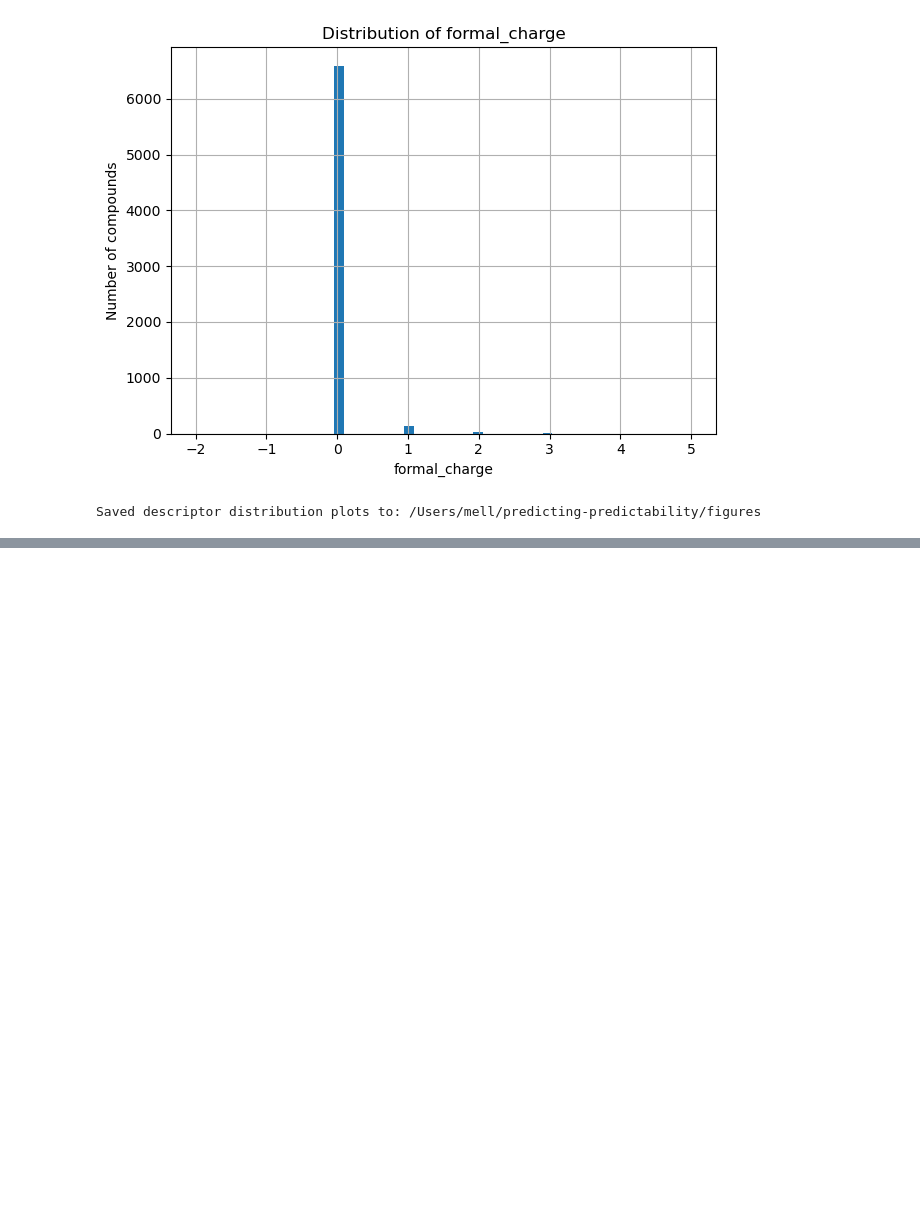
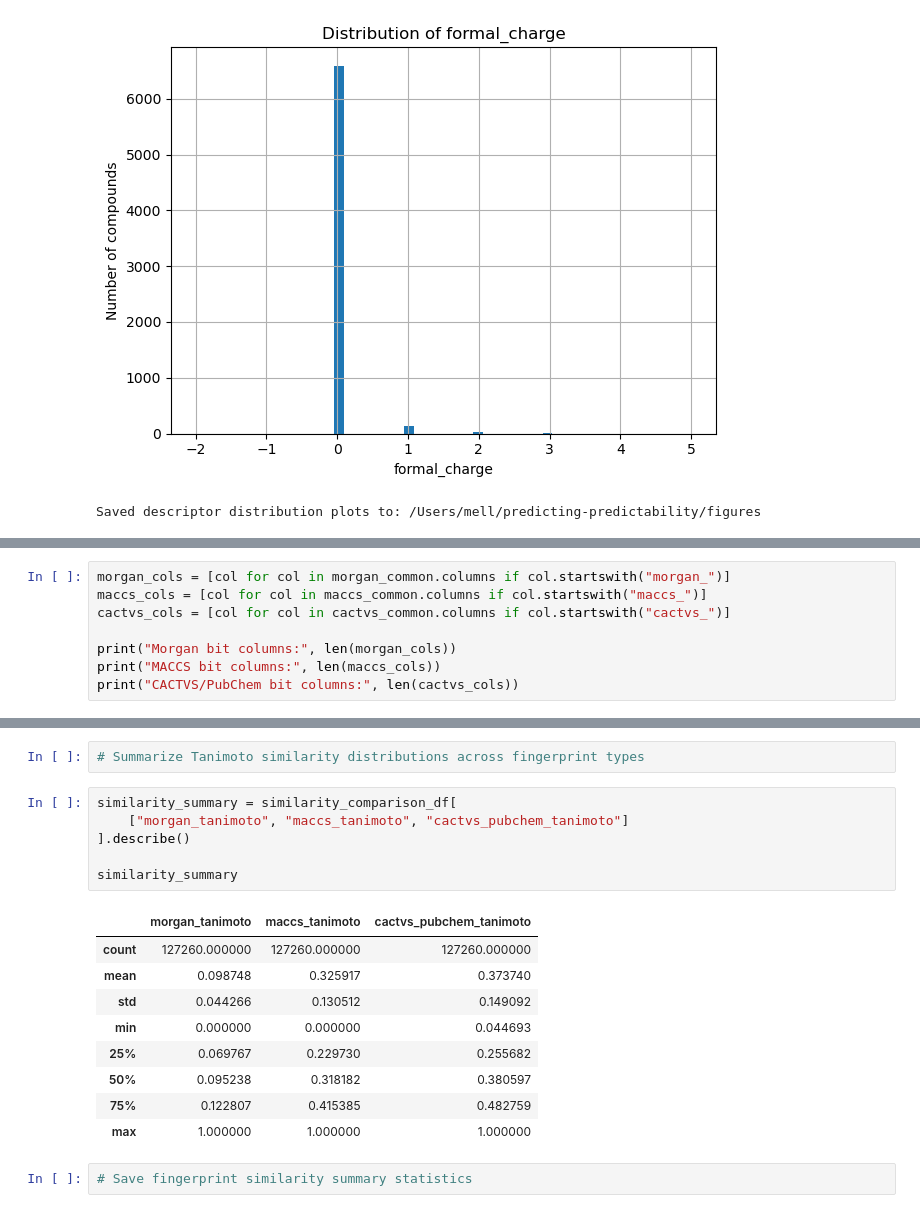
Before and after one commit to mell508-gif/predicting-predictability, a Jupyter notebook: notebooks/objective_2_rdkit_fingerprints.ipynb, the cells around one changed output, grey strips where cells are left out. Drawn from its saved outputs; the diff is of its cells as text; blank space fills up the shorter version.

```diff
--- a/notebooks/objective_2_rdkit_fingerprints.ipynb
+++ b/notebooks/objective_2_rdkit_fingerprints.ipynb
@@ -697,0 +758,8 @@ Saved descriptor distribution plots to: /Users/mell/predicting-predictability/fi
+# %%
+morgan_cols = [col for col in morgan_common.columns if col.startswith("morgan_")]
+maccs_cols = [col for col in maccs_common.columns if col.startswith("maccs_")]
+cactvs_cols = [col for col in cactvs_common.columns if col.startswith("cactvs_")]
+
+print("Morgan bit columns:", len(morgan_cols))
+print("MACCS bit columns:", len(maccs_cols))
+print("CACTVS/PubChem bit columns:", len(cactvs_cols))
@@ -697,0 +846,20 @@ Saved descriptor distribution plots to: /Users/mell/predicting-predictability/fi
+# %%
+# Summarize Tanimoto similarity distributions across fingerprint types
+# %%
+similarity_summary = similarity_comparison_df[
+    ["morgan_tanimoto", "maccs_tanimoto", "cactvs_pubchem_tanimoto"]
+].describe()
+
+similarity_summary
+# %% [output]
+|  | morgan_tanimoto | maccs_tanimoto | cactvs_pubchem_tanimoto |
+| count | 127260.000000 | 127260.000000 | 127260.000000 |
+| mean | 0.098748 | 0.325917 | 0.373740 |
+| std | 0.044266 | 0.130512 | 0.149092 |
+| min | 0.000000 | 0.000000 | 0.044693 |
+| 25% | 0.069767 | 0.229730 | 0.255682 |
+| 50% | 0.095238 | 0.318182 | 0.380597 |
+| 75% | 0.122807 | 0.415385 | 0.482759 |
+| max | 1.000000 | 1.000000 | 1.000000 |
+# %%
+# Save fingerprint similarity summary statistics
```
Also changed, not shown: parts of 18 cells of this notebook, 3 other files.
